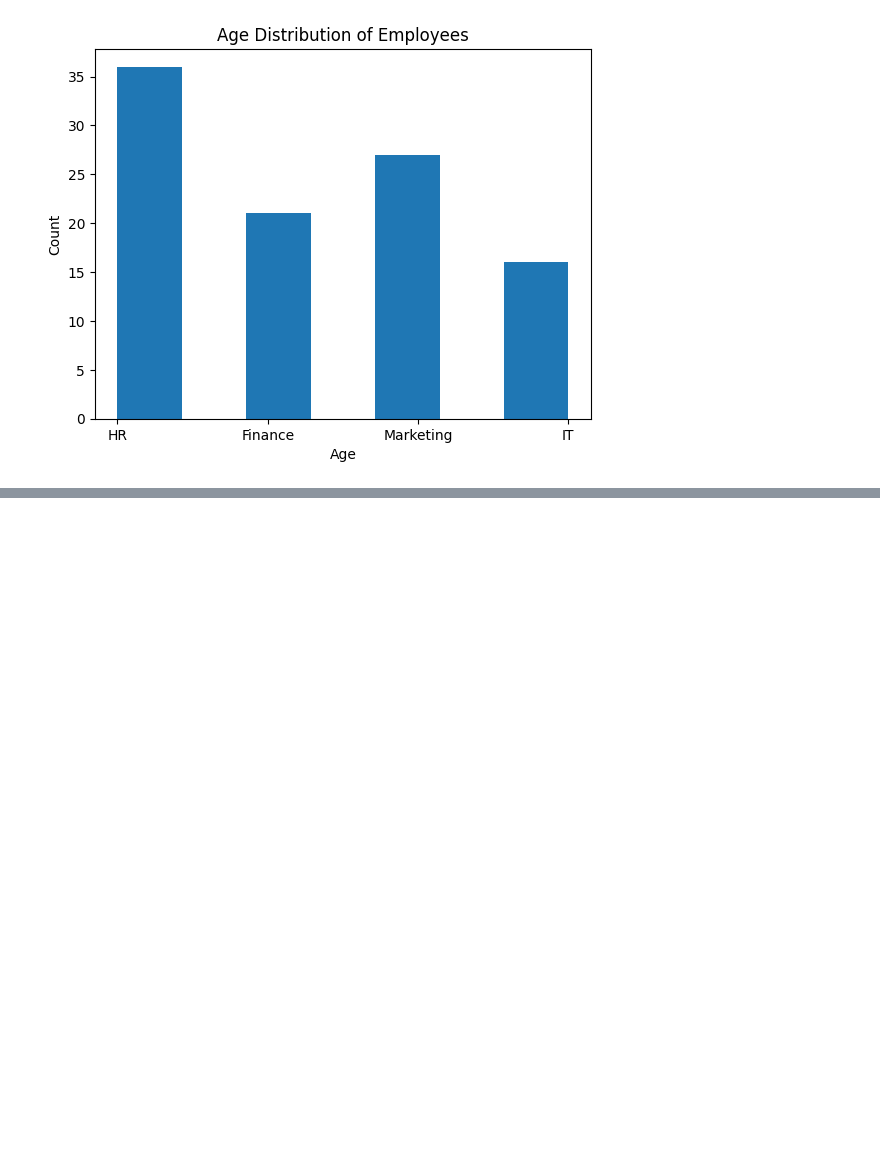
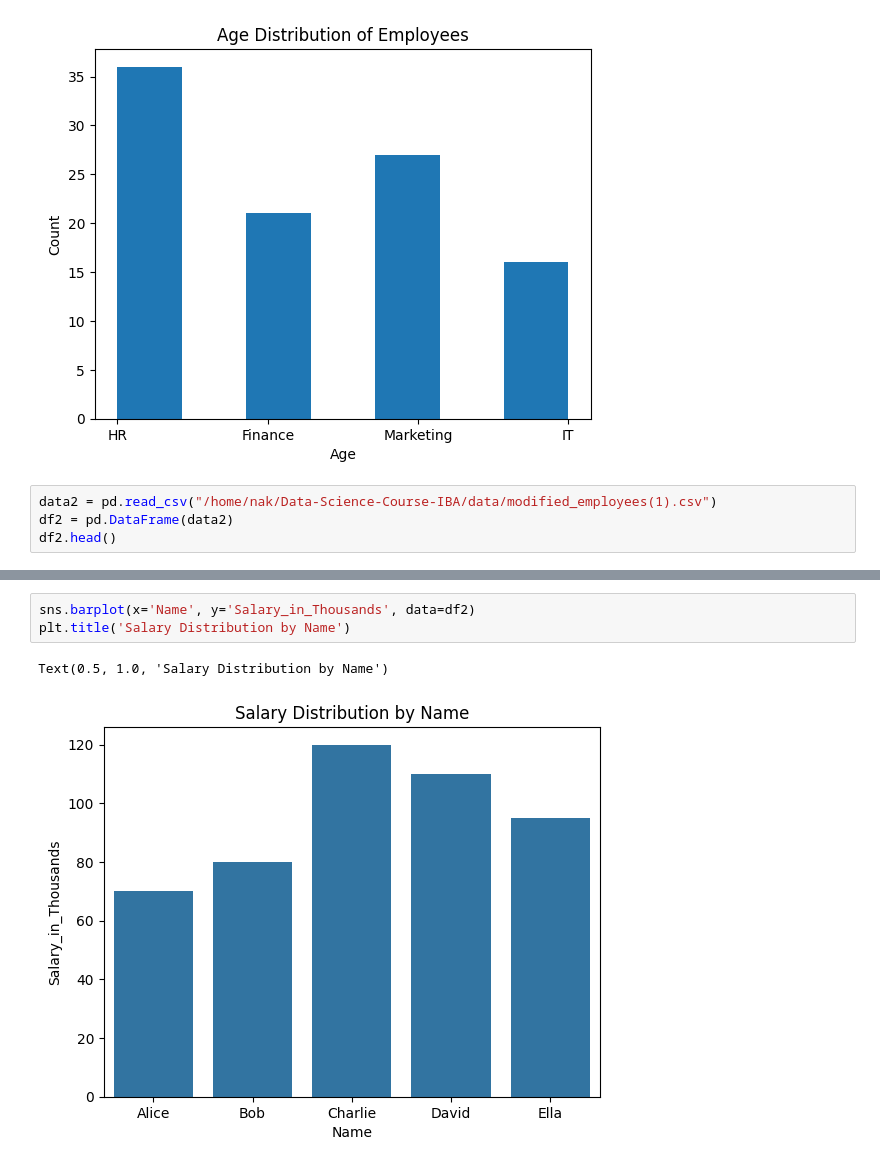
Before and after one commit to NadirAliOfficial/Data-Science-Course-IBA, a Jupyter notebook: practice/d6.ipynb, the cells around one changed output, grey strips where cells are left out. Drawn from its saved outputs; the diff is of its cells as text; blank space fills up the shorter version.

```diff
--- a/practice/d6.ipynb
+++ b/practice/d6.ipynb
@@ -63,3 +63,7 @@ plt.ylabel('Count')
 plt.show()
 # %% [output]
 [figure]
+# %%
+data2 = pd.read_csv("/home/nak/Data-Science-Course-IBA/data/modified_employees(1).csv")
+df2 = pd.DataFrame(data2)
+df2.head()
@@ -65,0 +77,6 @@ plt.show()
+# %%
+sns.barplot(x='Name', y='Salary_in_Thousands', data=df2)
+plt.title('Salary Distribution by Name')
+# %% [output]
+Text(0.5, 1.0, 'Salary Distribution by Name')
+[figure, added]
```
Also changed, not shown: parts of 14 cells of this notebook, 35 other files.
